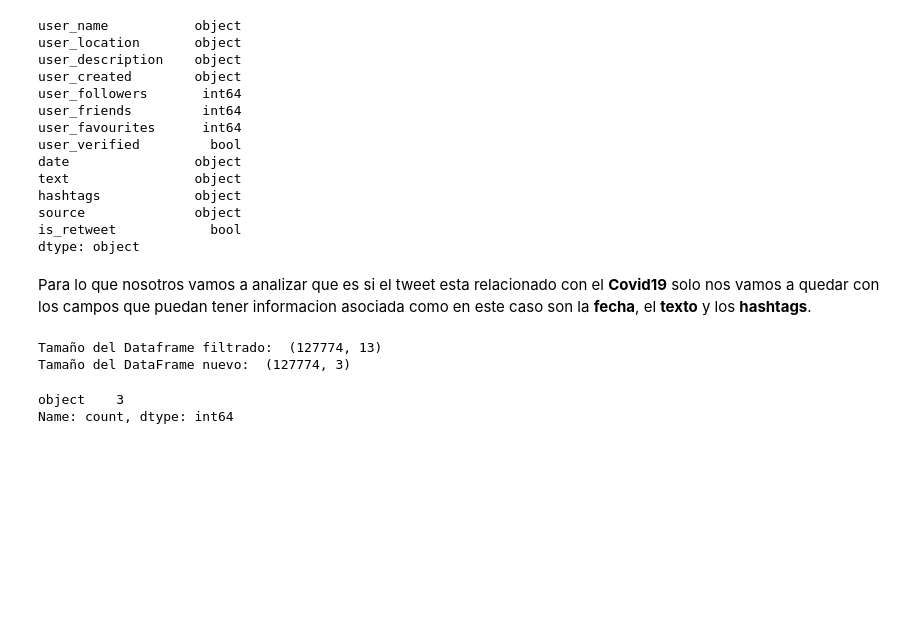
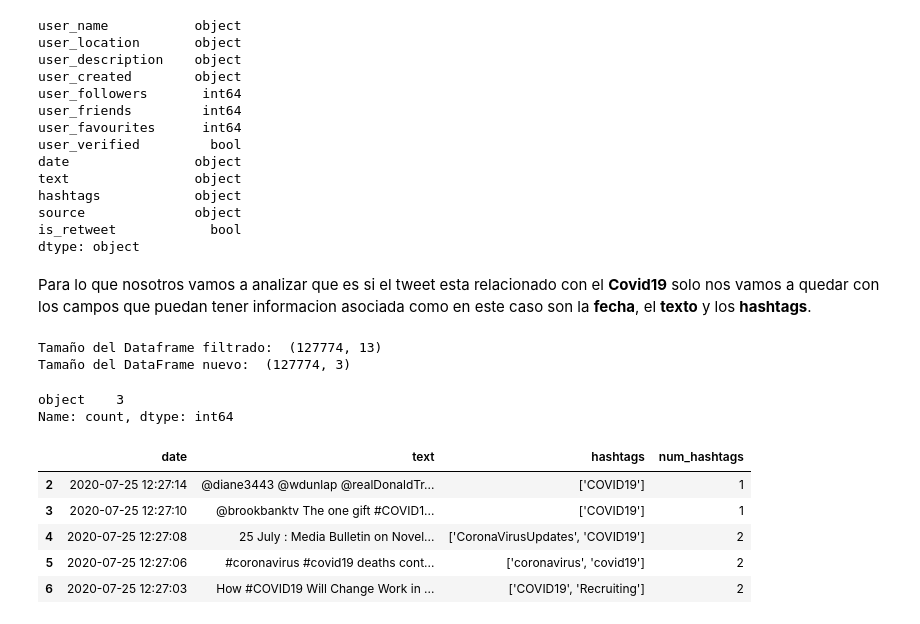
Before and after one commit to Enriquepardo/Dataset-Covid, a Jupyter notebook: dateset_covid.ipynb, the cells around one changed output. Saved outputs shown, nothing was run; the diff lists cells and outputs as text; code cells hidden in the pictures; blank space fills up the shorter version.

```diff
--- a/dateset_covid.ipynb
+++ b/dateset_covid.ipynb
@@ -105,3 +105,14 @@ df_filt2.dtypes.value_counts()
 # %% [output]
 object    3
 Name: count, dtype: int64
+# %%
+#  Ahora queremos saber cuantos hashtags hay en cada tweet y lo guardamos en una nueva columna
+df_filt2['num_hashtags'] = df_filt2['hashtags'].apply(lambda x: len(x.split(',')))
+df_filt2.head()
+# %% [output]
+|  | date | text | hashtags | num_hashtags |
+| 2 | 2020-07-25 12:27:14 | @diane3443 @wdunlap @realDonaldTr... | ['COVID19'] | 1 |
+| 3 | 2020-07-25 12:27:10 | @brookbanktv The one gift #COVID1... | ['COVID19'] | 1 |
+| 4 | 2020-07-25 12:27:08 | 25 July : Media Bulletin on Novel... | ['CoronaVirusUpdates', 'COVID19'] | 2 |
+| 5 | 2020-07-25 12:27:06 | #coronavirus #covid19 deaths cont... | ['coronavirus', 'covid19'] | 2 |
+| 6 | 2020-07-25 12:27:03 | How #COVID19 Will Change Work in ... | ['COVID19', 'Recruiting'] | 2 |
```
Also changed, not shown: parts of 10 cells of this notebook.
